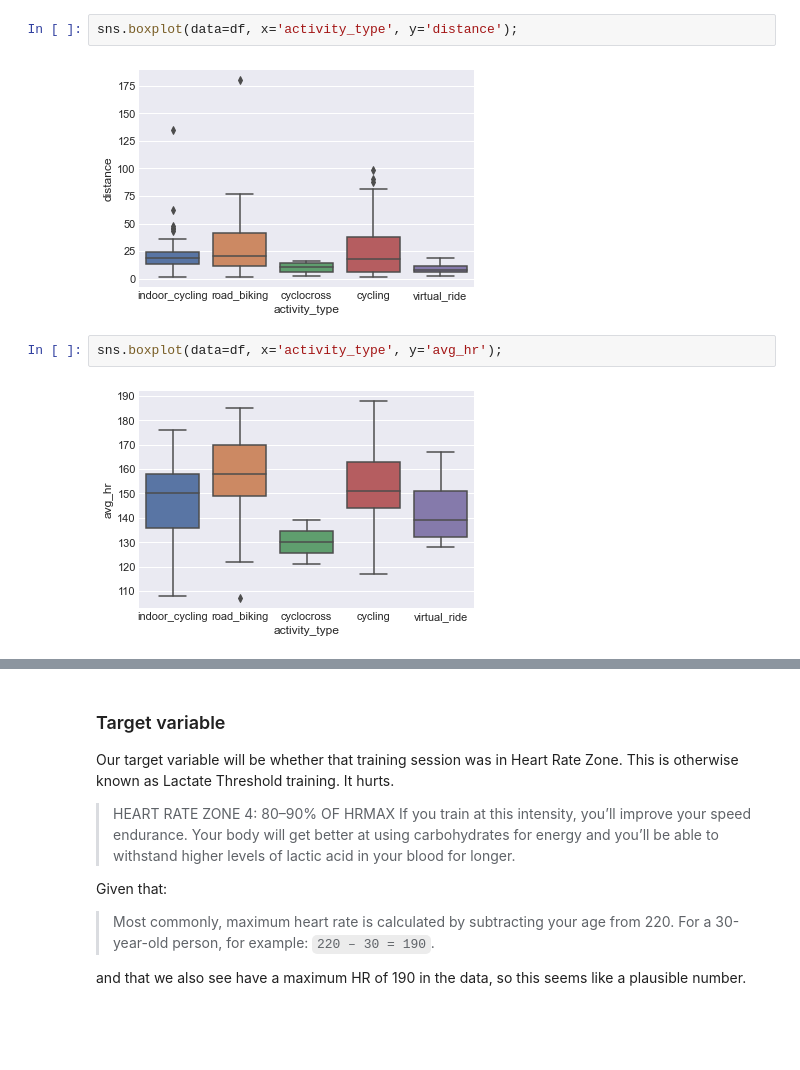
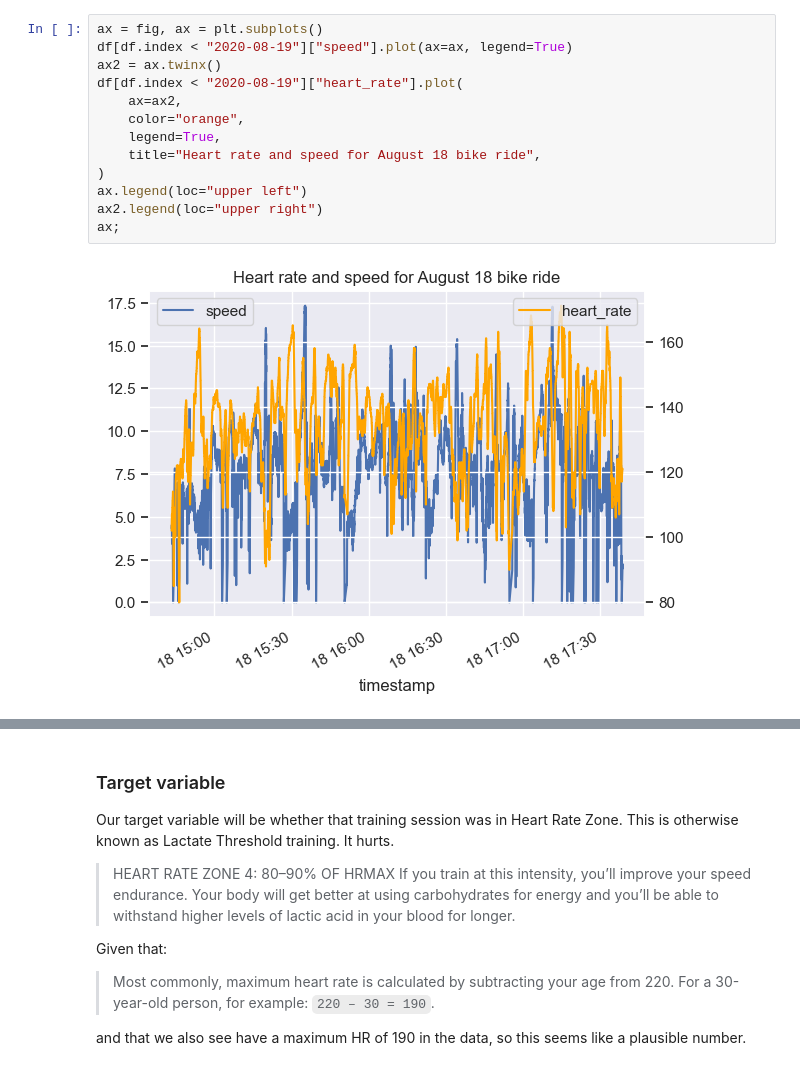
Before and after one commit to leblancfg/leblancfg.github.io, a Jupyter notebook: content/Logistic Regression with PyMC3.ipynb, the cells around one changed output, grey strips where cells are left out. Saved outputs shown, nothing was run; the diff lists cells and outputs as text; blank space fills up the shorter version.

```diff
--- a/content/Logistic Regression with PyMC3.ipynb
+++ b/content/Logistic Regression with PyMC3.ipynb
@@ -99,8 +98,15 @@ sns.boxplot(data=df, x='activity_type', y='time');
-# %%
-sns.boxplot(data=df, x='activity_type', y='distance');
-# %% [output]
-[figure, removed]
-# %%
-sns.boxplot(data=df, x='activity_type', y='avg_hr');
-# %% [output]
-[figure, removed]
+# %%
+ax = fig, ax = plt.subplots()
+df[df.index < "2020-08-19"]["speed"].plot(ax=ax, legend=True)
+ax2 = ax.twinx()
+df[df.index < "2020-08-19"]["heart_rate"].plot(
+    ax=ax2,
+    color="orange",
+    legend=True,
+    title="Heart rate and speed for August 18 bike ride",
+)
+ax.legend(loc="upper left")
+ax2.legend(loc="upper right")
+ax;
+# %% [output]
+[figure, added]
```
Also changed, not shown: parts of 21 cells of this notebook, 1 other file.
